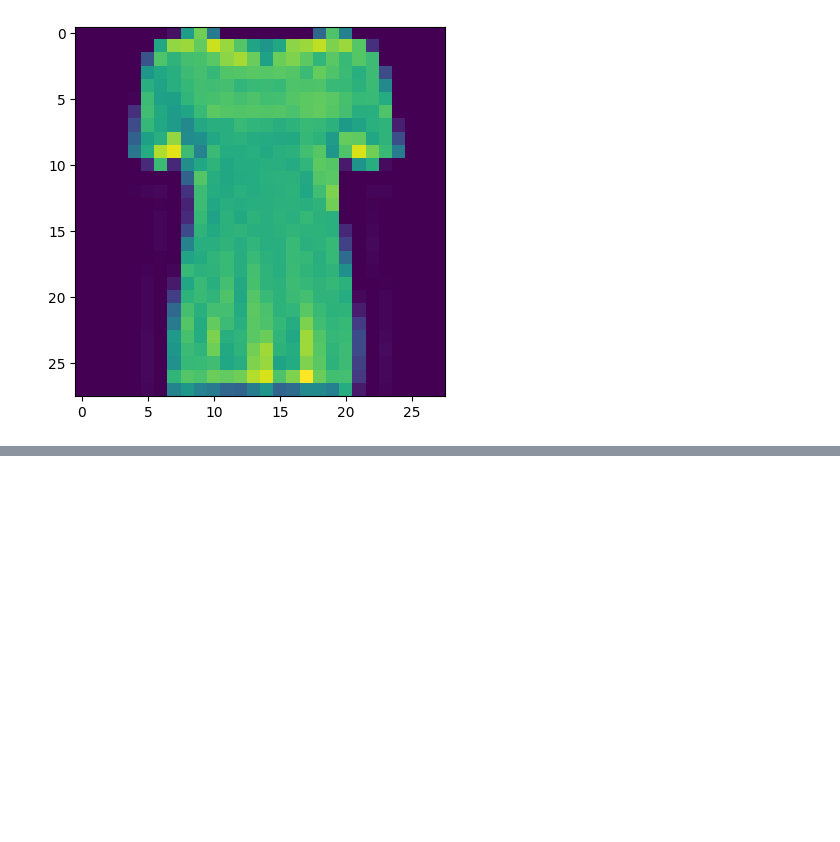
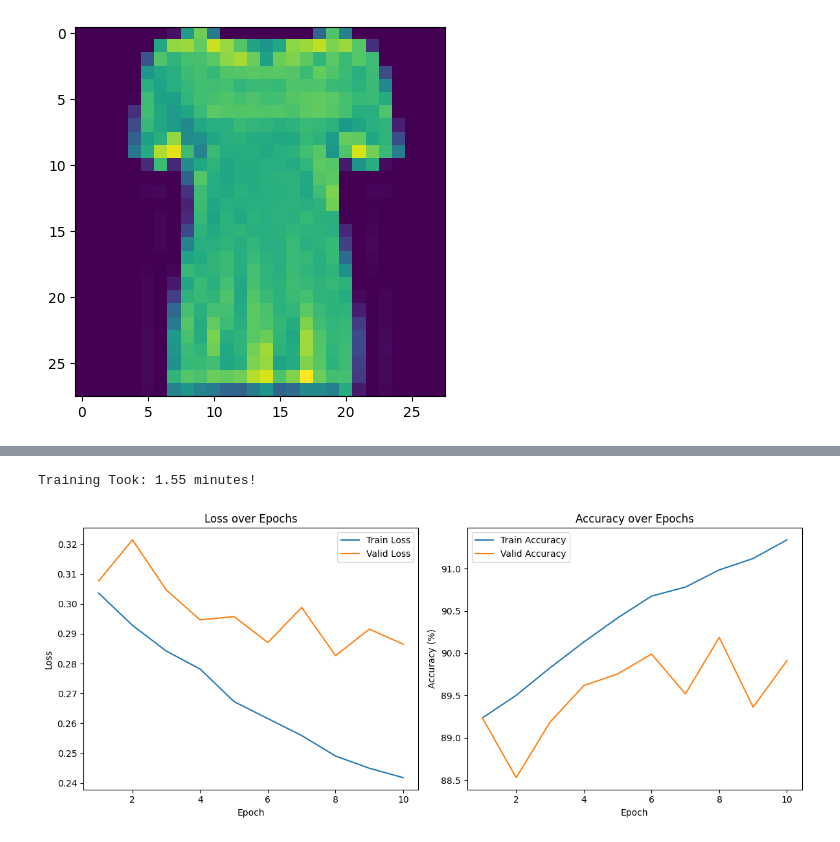
Before and after one commit to ksantoso2/nn, a Jupyter notebook: project.ipynb, the cells around one changed output, grey strips where cells are left out. Cells and saved outputs as stored; diff of their text form; code cells hidden in the pictures; blank space fills up the shorter version.

```diff
--- a/project.ipynb
+++ b/project.ipynb
@@ -143,0 +283,18 @@ KeyboardInterrupt:
+# %%
+# LeNet
+
+lenet = nn.Sequential(
+    nn.Conv2d(1, 6, 5, padding="same"),
+    nn.ReLU(),
+    nn.MaxPool2d(2, 2),
+    nn.Conv2d(6, 16, 5, padding="valid"),
+    nn.ReLU(),
+    nn.MaxPool2d(2, 2),
+    nn.Flatten(),
+    nn.Linear(400, 84),
+    nn.ReLU(),
+    nn.Linear(84, 10),
+)
+# %%
+runModel(train_loader=lenetTrainLoader, valid_loader=lenetValidLoader, test_loader=lenetTestLoader, epochs=10, model=lenet, criterion=nn.CrossEntropyLoss())
+# %% [output]
@@ -143,0 +311,2 @@ KeyboardInterrupt:
+Training Took: 1.55 minutes!
+[figure, added]
```
Also changed, not shown: parts of 19 cells of this notebook.
